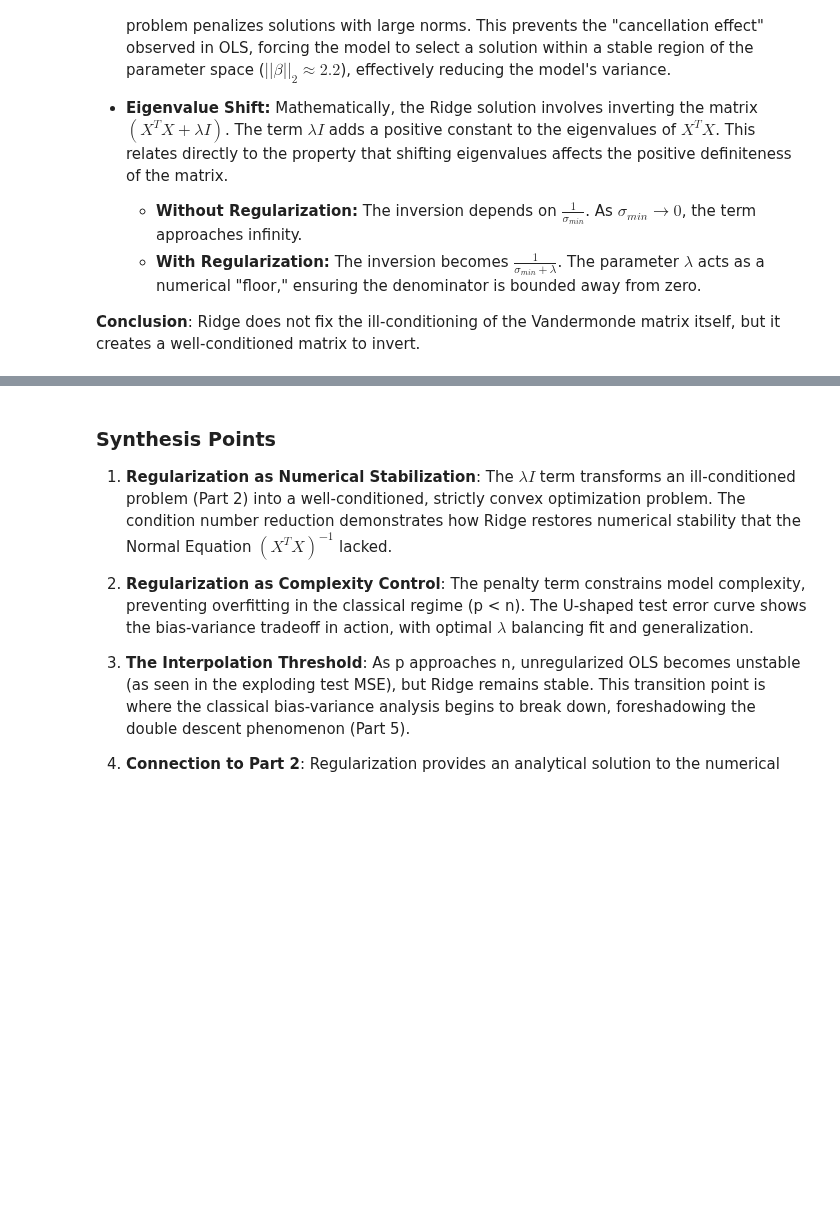
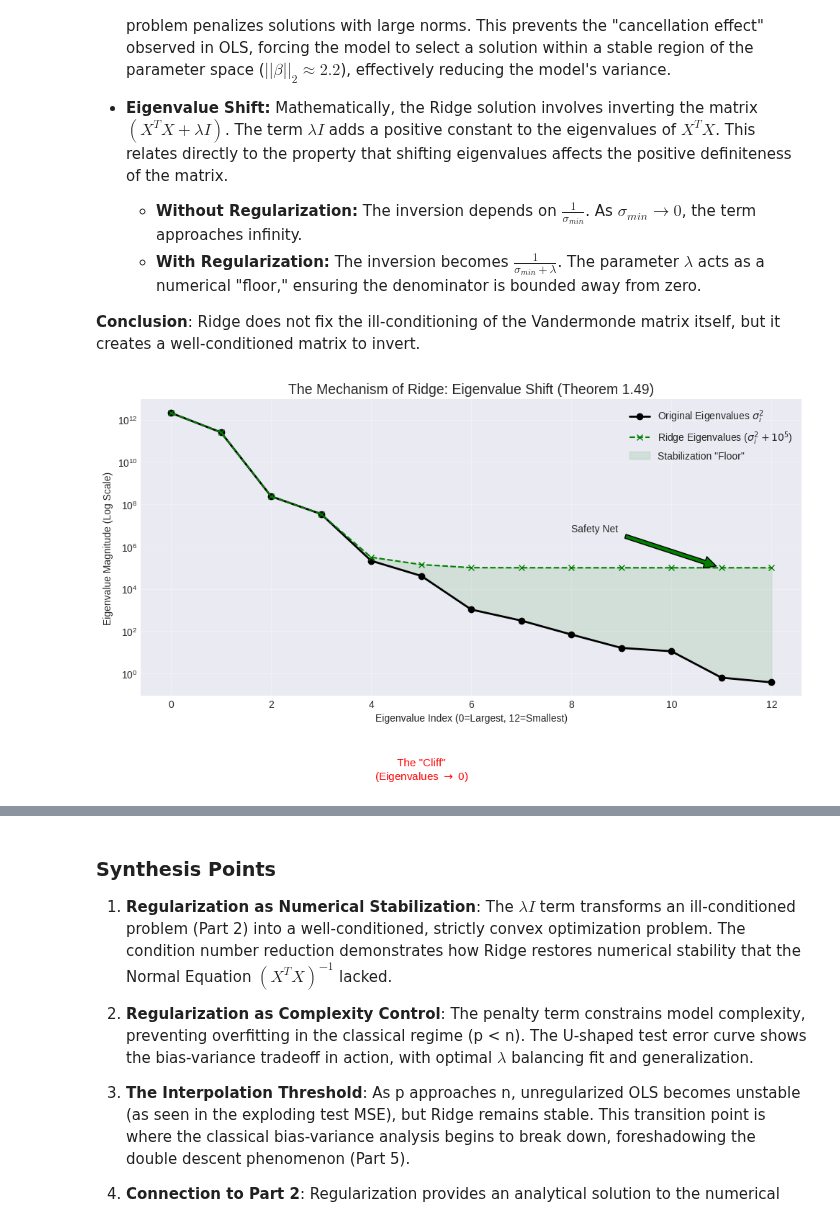
Before and after one commit to 3ff3x0r/PNL-2025, a Jupyter notebook: regularization_ridge_regression.ipynb, the cells around one changed output, grey strips where cells are left out. Saved outputs shown, nothing was run; the diff lists cells and outputs as text; code cells hidden in the pictures; blank space fills up the shorter version.

Commit message:
new atempt to plot, loking bad stil

```diff
--- a/regularization_ridge_regression.ipynb
+++ b/regularization_ridge_regression.ipynb
@@ -603,3 +603,56 @@ The fixed regularization parameter ($\lambda = 0.1$) acts simultaneously as a st
     * **With Regularization:** The inversion becomes $\frac{1}{\sigma_{min} + \lambda}$. The parameter $\lambda$ acts as a numerical "floor," ensuring the denominator is bounded away from zero.
 
 **Conclusion**: Ridge does not fix the ill-conditioning of the Vandermonde matrix itself, but it creates a well-conditioned matrix to invert.
+# %%
+# BLOCK 5: Advanced Visualization (The Mechanism)
+import matplotlib.pyplot as plt
+import numpy as np
+import torch
+
+# --- 1. PREPARATION ---
+# We use Degree 12 to demonstrate the "Cliff" geometry
+DEGREE_DEMO = 12
+X_raw = construct_vandermonde_matrix(x_train, DEGREE_DEMO).double()
+
+# Calculate Eigenvalues of X^T X (The "Spectrum")
+# These represent the "curvature" of the unregularized loss landscape
+XTX = X_raw.T @ X_raw
+eigenvalues = torch.linalg.eigvalsh(XTX).flip(0).numpy() # Sort descending
+
+# --- 2. VISUALIZATION: The Eigenvalue Shift ---
+# Goal: Visual proof of Theorem 1.49. Showing how lambda 'lifts' the singularity.
+
+fig, ax = plt.subplots(figsize=(10, 6))
+
+# A. Plot Original Eigenvalues (The Problem)
+ax.plot(eigenvalues, 'k-o', label='Original Eigenvalues $\sigma_i^2$', linewidth=2)
+ax.axhline(0, color='gray', linestyle='-', linewidth=0.5)
+
+# B. Plot Shifted Eigenvalues (The Solution)
+# We use a large lambda for visualization so the "Lift" is visible to the eye
+lambda_demo = 1e5
+shifted = eigenvalues + lambda_demo
+
+ax.plot(shifted, 'g--x', label=f'Ridge Eigenvalues ($\sigma_i^2 + 10^5$)')
+
+# C. Highlight the "Floor"
+ax.fill_between(range(len(eigenvalues)), eigenvalues, shifted,
+                color='green', alpha=0.1, label='Stabilization "Floor"')
+
+# D. Formatting
+ax.set_yscale('log')
+ax.set_title('The Mechanism of Ridge: Eigenvalue Shift (Theorem 1.49)', fontsize=14)
+ax.set_ylabel('Eigenvalue Magnitude (Log Scale)')
+ax.set_xlabel('Eigenvalue Index (0=Largest, 12=Smallest)')
+ax.legend()
+ax.grid(True, alpha=0.3)
+
+# Annotation
+ax.text(5, 1e-5, 'The "Cliff"\n(Eigenvalues $\\to$ 0)', color='red', fontsize=11, ha='center')
+ax.annotate('Safety Net', xy=(11, lambda_demo), xytext=(8, lambda_demo*50),
+            arrowprops=dict(facecolor='green', shrink=0.05))
+
+plt.tight_layout()
+plt.show()
+# %% [output]
+[figure, added]
```
Also changed, not shown: parts of 3 cells of this notebook.
